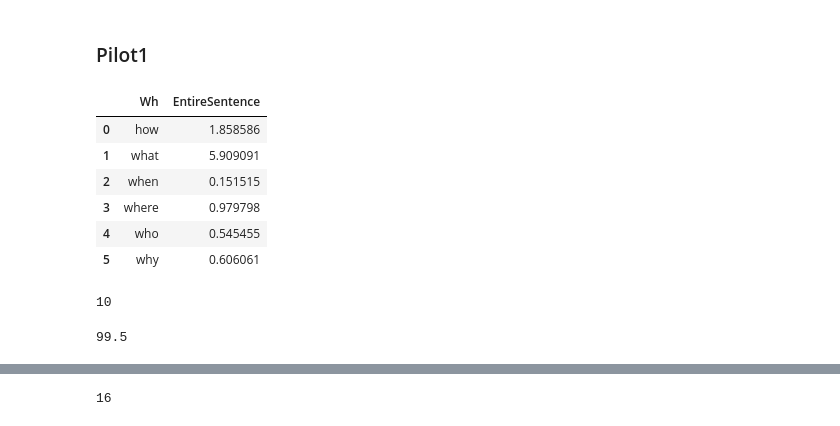
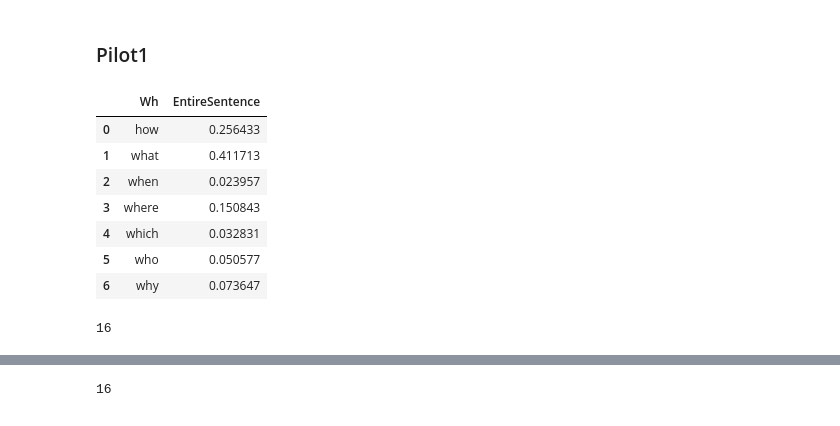
Before and after one commit to mcmoyer11/whquestions-tgrep2, a Jupyter notebook: corpus/analysis/sample_generator-embedded.ipynb, the cells around one changed output, grey strips where cells are left out. Cells and saved outputs as stored; diff of their text form; code cells hidden in the pictures.

```diff
--- a/corpus/analysis/sample_generator-embedded.ipynb
+++ b/corpus/analysis/sample_generator-embedded.ipynb
@@ -78,10 +78,7 @@ critical = df[(df['QuestionType'] == 'embedded') # only root questions
               &
               (df['IdentityQ'] == "no") # no identity questions
               &
-              (df['Wh'].isin(['how','How','where','Where','who','Who','what','What','why','Why','when','When'])) # just these wh-words
-              &
-              (df['WhPhaseType'] == 'monomorphemic') # monomorphic wh only (might get anything not go by degQ)
-             ]
+              (df['Wh'].isin(['how','How','where','Where','who','Who','what','What','why','Why','when','When','which','Which']))] # just these wh-words]
 # %%
 len(critical)
 # %% [output]
@@ -947,20 +922,13 @@ last.to_csv("../../experiments/clean_corpus/03_experiment/corpus_33.txt",header=
 # %% [markdown]
 ### Pilot1
 # %%
-df_final.pivot_table(index=['Wh'], values="EntireSentence", aggfunc=len).groupby(["Wh"]).EntireSentence.transform(lambda x: x/99).reset_index()
+df_final.pivot_table(index=['Wh'], values="EntireSentence", aggfunc=len).groupby(["Wh"]).EntireSentence.transform(lambda x: x/len(df_final)).reset_index()
 # %% [output]
 |  | Wh | EntireSentence |
-| 0 | how | 1.858586 |
-| 1 | what | 5.909091 |
-| 2 | when | 0.151515 |
-| 3 | where | 0.979798 |
-| 4 | who | 0.545455 |
-| 5 | why | 0.606061 |
+| 0 | how | 0.256433 |
+| 1 | what | 0.411713 |
+| 2 | when | 0.023957 |
+| 3 | where | 0.150843 |
+| 4 | which | 0.032831 |
+| 5 | who | 0.050577 |
+| 6 | why | 0.073647 |
-# %%
-1+5+1+1+1+1
-# %% [output]
-10
-# %%
-995/10
-# %% [output]
-99.5
@@ -966,0 +939,4 @@ df_final.pivot_table(index=['Wh'], values="EntireSentence", aggfunc=len).groupby
+# %%
+len(eqp)
+# %% [output]
+16
```
Also changed, not shown: parts of 20 cells of this notebook, 1 other file.
